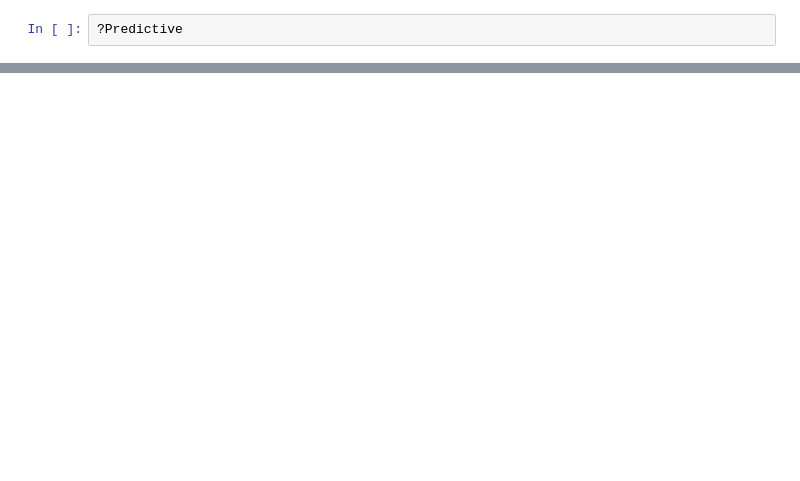
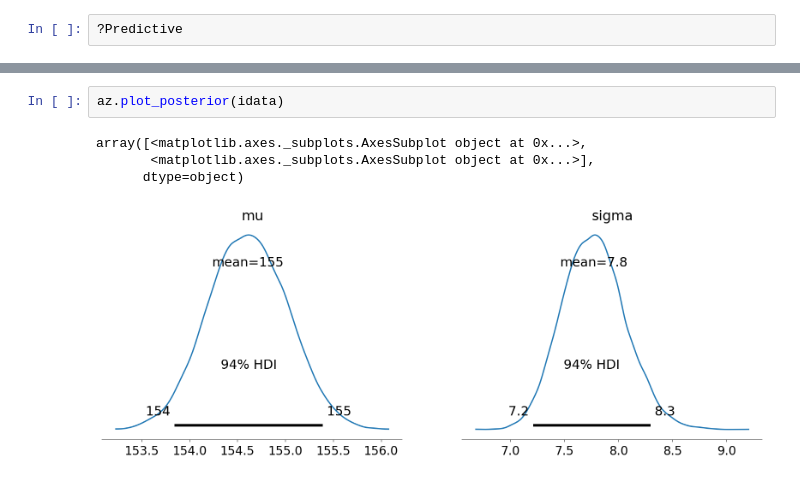
Before and after one commit to 8wgf3b/books, a Jupyter notebook: stat_rethink/Howells.ipynb, the cells around one changed output, grey strips where cells are left out. Cells and saved outputs as stored; diff of their text form; blank space fills up the shorter version.

```diff
--- a/stat_rethink/Howells.ipynb
+++ b/stat_rethink/Howells.ipynb
@@ -88,0 +146,7 @@ def model(*args, **kwargs):
+# %%
+az.plot_posterior(idata)
+# %% [output]
+array([<matplotlib.axes._subplots.AxesSubplot object at 0x...>,
+       <matplotlib.axes._subplots.AxesSubplot object at 0x...>],
+      dtype=object)
+[figure, added]
```
Also changed, not shown: parts of 14 cells of this notebook.
